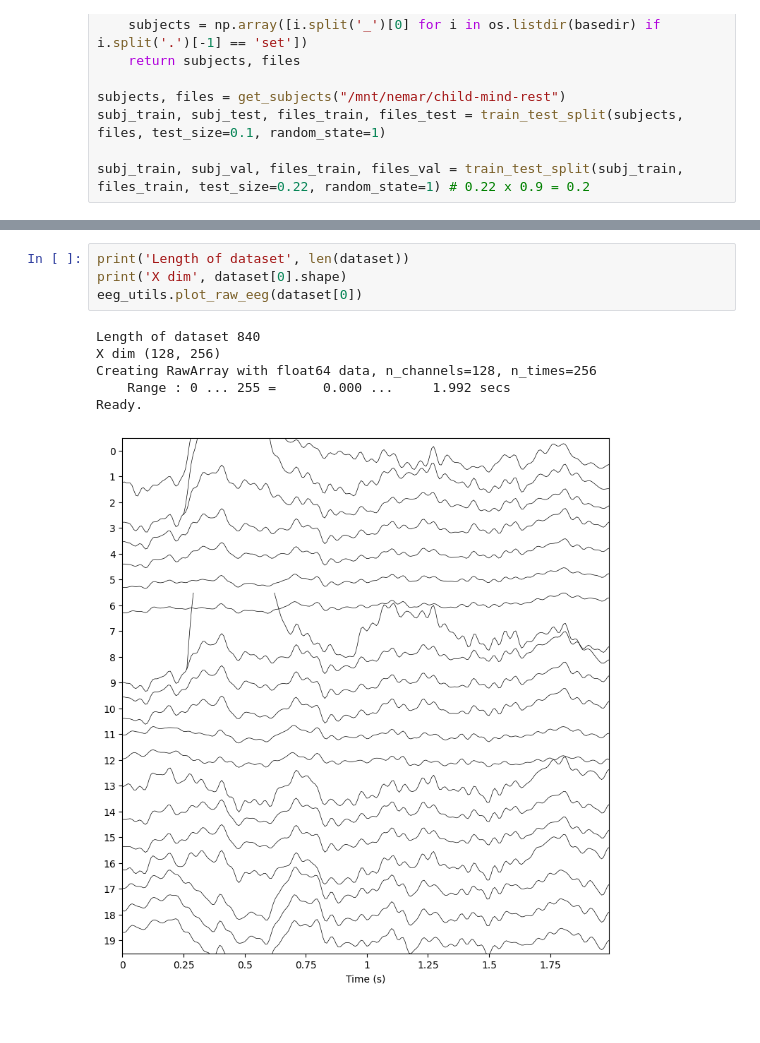
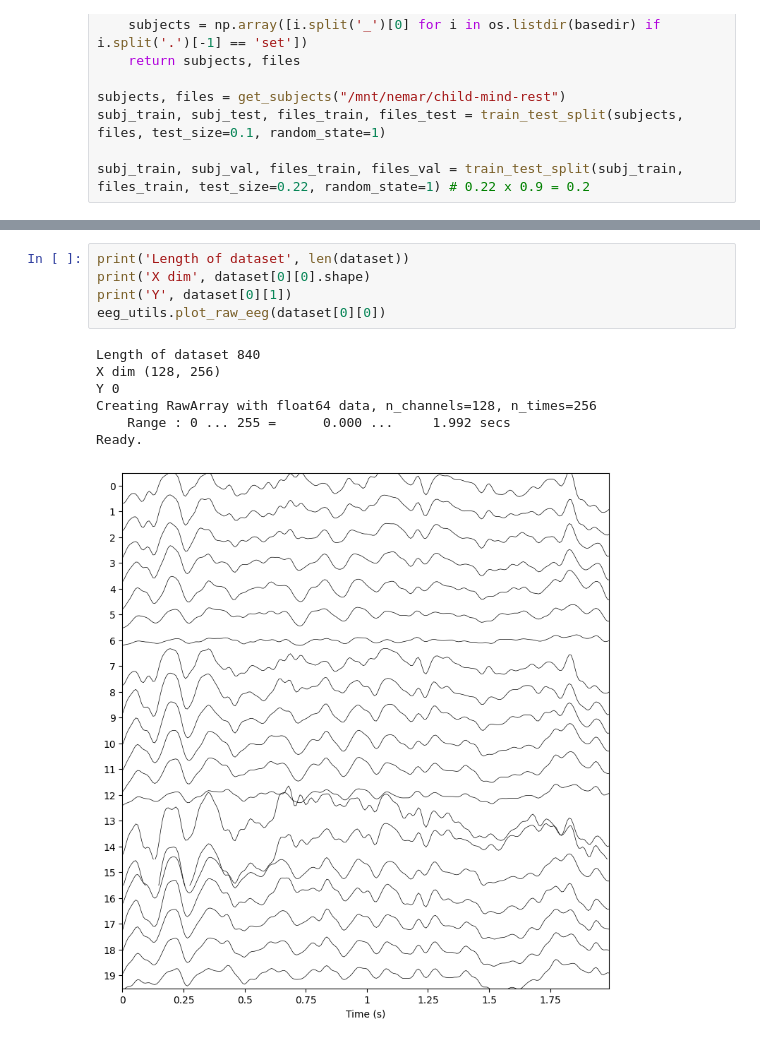
Before and after one commit to sccn/eeg-ssl, a Jupyter notebook: notebooks/test_experiments.ipynb, the cells around one changed output, grey strips where cells are left out. Saved outputs shown, nothing was run; the diff lists cells and outputs as text.

```diff
--- a/notebooks/test_experiments.ipynb
+++ b/notebooks/test_experiments.ipynb
@@ -41,11 +39,13 @@ Data shape: (84, 128, 256)
 # %%
 print('Length of dataset', len(dataset))
-print('X dim', dataset[0].shape)
-eeg_utils.plot_raw_eeg(dataset[0])
+print('X dim', dataset[0][0].shape)
+print('Y', dataset[0][1])
+eeg_utils.plot_raw_eeg(dataset[0][0])
 # %% [output]
 Length of dataset 840
 X dim (128, 256)
+Y 0
 Creating RawArray with float64 data, n_channels=128, n_times=256
     Range : 0 ... 255 =      0.000 ...     1.992 secs
 Ready.
-[figure, old version]
+[figure, new version]
```
Also changed, not shown: parts of 3 cells of this notebook, 1 other file.
